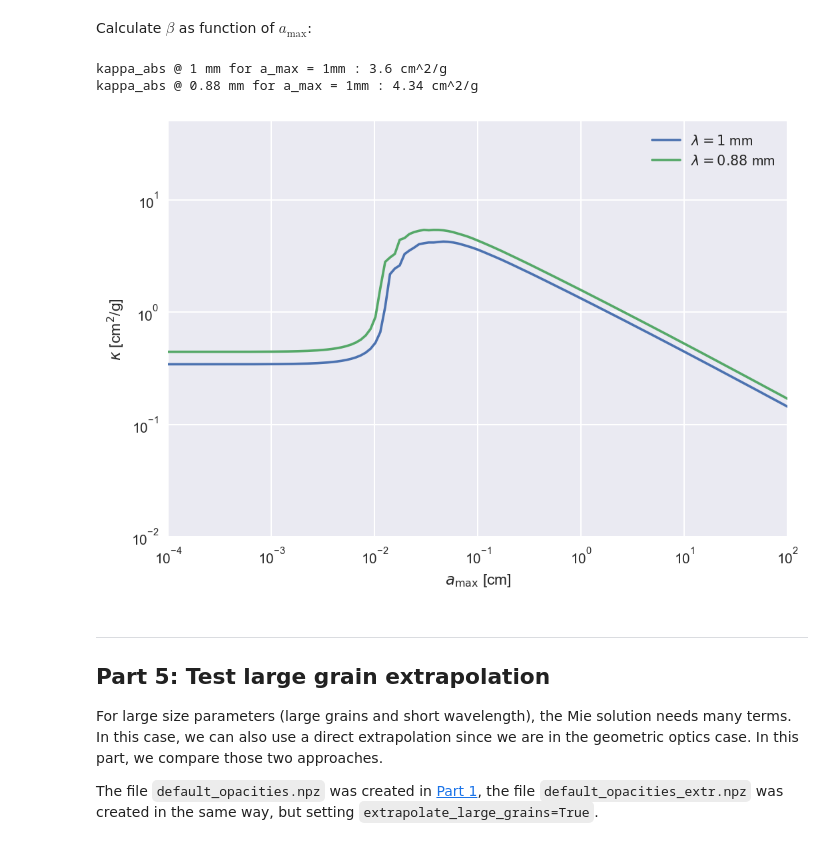
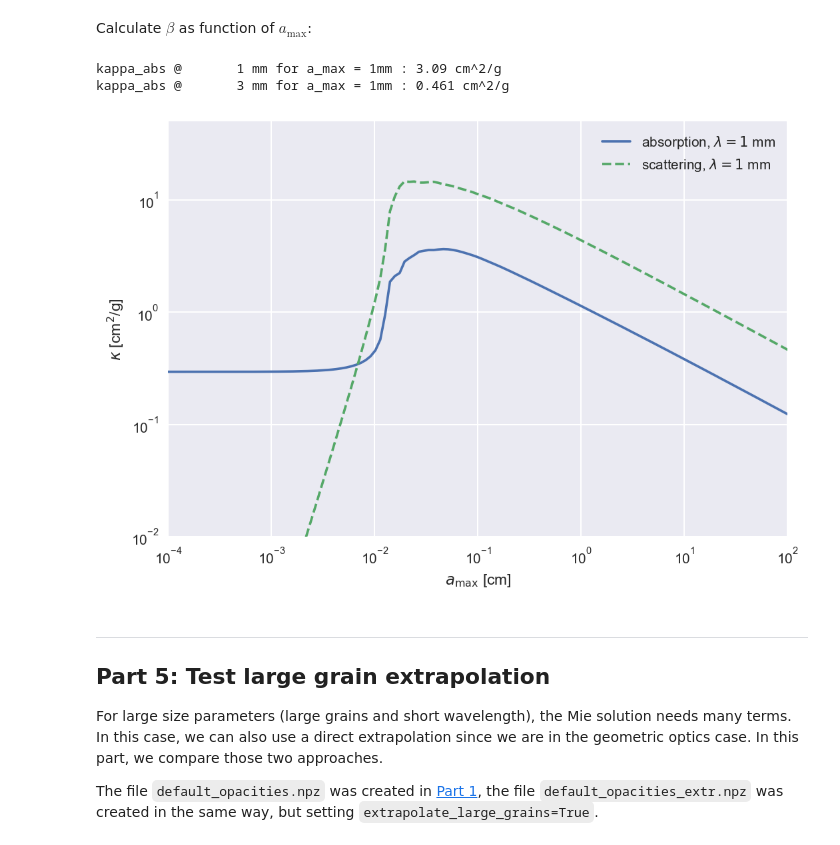
Before and after one commit to seanandrews/p484, a Jupyter notebook: projects/opacities/default_opacities.ipynb, the cells around one changed output. Saved outputs shown, nothing was run; the diff lists cells and outputs as text; code cells hidden in the pictures.

Commit message:
updated the tests in the opacity notebook

```diff
--- a/projects/opacities/default_opacities.ipynb
+++ b/projects/opacities/default_opacities.ipynb
@@ -185,0 +153,4 @@ kappa_abs @ 0.88 mm for a_max = 1mm : 12.9 cm^2/g
+# %%
+for i, lam_avg in enumerate([0.1, 0.3]):
+    ka = opacity.size_average_opacity(lam_avg, a, lam, k_abs.T, k_sca.T, plot=i==0)[0]
+    print('kappa_abs @ {:7.3g} mm for a_max = 1mm : {:.3g} cm^2/g'.format(lam_avg *10, np.interp(0.1, a, ka)))
@@ -204,5 +179,5 @@ lam = np.logspace(np.log10(6.5e-6), 0, 206)
 dc = opacity.diel_dl84_astrosil()
 dc.extrapolate_constants_up(4e-2, 1e0, kind='linear')
 
-res = opacity.get_mie_coefficients(a, lam, dc, extrapolate_large_grains=False)
+res = opacity.get_mie_coefficients(a, lam, dc, extrapolate_large_grains=True)
 # %% [output]
@@ -243,42 +217,17 @@ ax.legend();
 # %% [markdown]
 Calculate $\beta$ as function of $a_\mathrm{max}$:
 # %%
-rho_s = 3.0
+rho_s = 3.5
 m     = 4.0 * np.pi / 3.0 * rho_s * a**3
 k_abs, k_sca = opacity.get_kappa_from_q(a, m, res['q_abs'], res['q_sca'])
 
-f, ax = plt.subplots()
-for lam_avg in [0.1, 0.088]:
-
-    # interpolate at the observed frequencies
-
-    k_a = np.array([np.interp(lam_avg, lam, k_abs[ia, :]) for ia in range(len(a))])
-    k_s = np.array([np.interp(lam_avg, lam, k_sca[ia, :]) for ia in range(len(a))])
-
-    # average over size distributions
-
-    k = np.zeros_like(a)
-    for ia in range(len(a)):
-        s = (a/a[0])**0.5
-        if ia<len(a)-1:
-            s[ia+1:]=1e-100
-        s = s/s.sum()
-        k[ia] = np.sum(k_a*s)
-
-    ax.loglog(a,k, label='$\lambda = {:2.2g}$ mm'.format(lam_avg*10))
-
-    print('kappa_abs @ {:.3g} mm for a_max = 1mm : {:.3g} cm^2/g'.format(lam_avg*10, np.interp(0.1, a, k)))
-
-ax.set_xlabel('$a_\mathrm{max}$ [cm]')
-ax.set_ylabel('$\kappa$ [cm$^2$/g]')
-ax.set_xlim(1e-4, 1e2)
-ax.set_ylim(0.01, 50)
-ax.legend()
-f.savefig('opac.pdf');
+for i, lam_avg in enumerate([0.1, 0.3]):
+    ka = opacity.size_average_opacity(lam_avg, a, lam, k_abs, k_sca, plot=i==0)[0]
+    print('kappa_abs @ {:7.3g} mm for a_max = 1mm : {:.3g} cm^2/g'.format(lam_avg *10, np.interp(0.1, a, ka)))
 # %% [output]
-kappa_abs @ 1 mm for a_max = 1mm : 3.6 cm^2/g
-kappa_abs @ 0.88 mm for a_max = 1mm : 4.34 cm^2/g
+kappa_abs @       1 mm for a_max = 1mm : 3.09 cm^2/g
+kappa_abs @       3 mm for a_max = 1mm : 0.461 cm^2/g
-[figure, old version]
+[figure, new version]
 # %% [markdown]
 -----------------------------------------
 ## Part 5: Test large grain extrapolation
```
Also changed, not shown: parts of 17 cells of this notebook, 2 other files.
